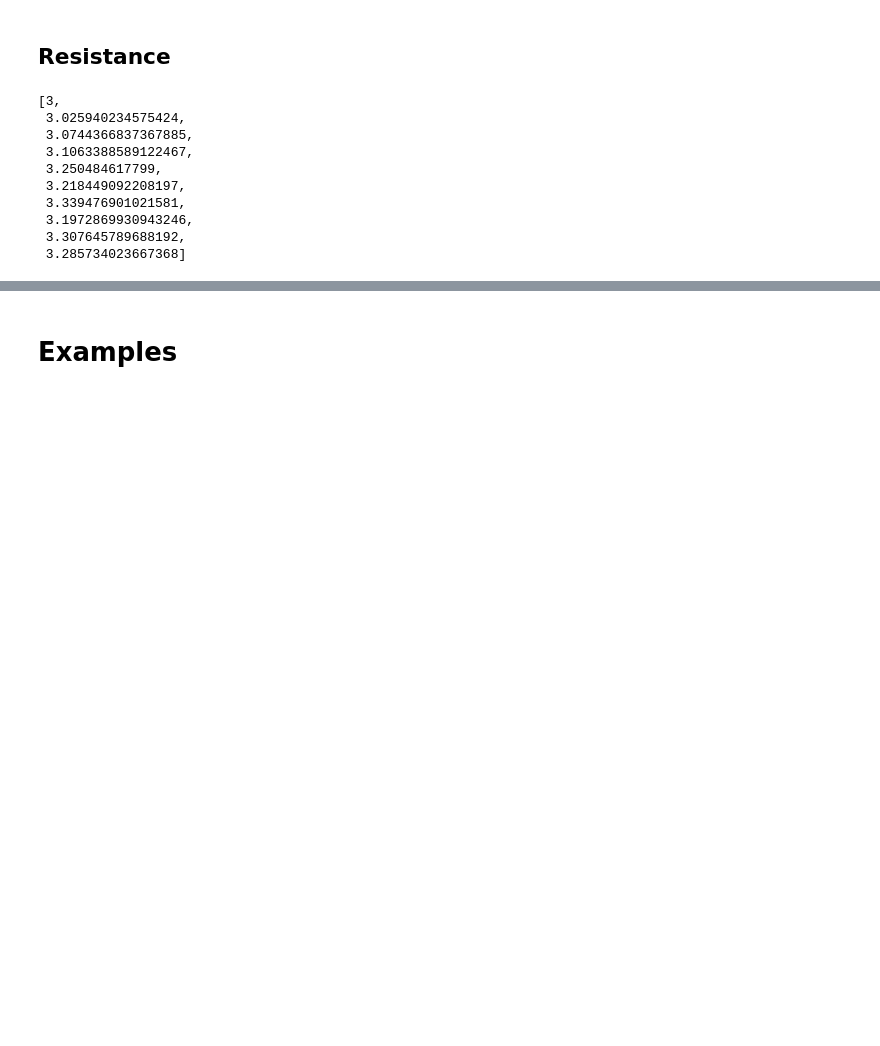
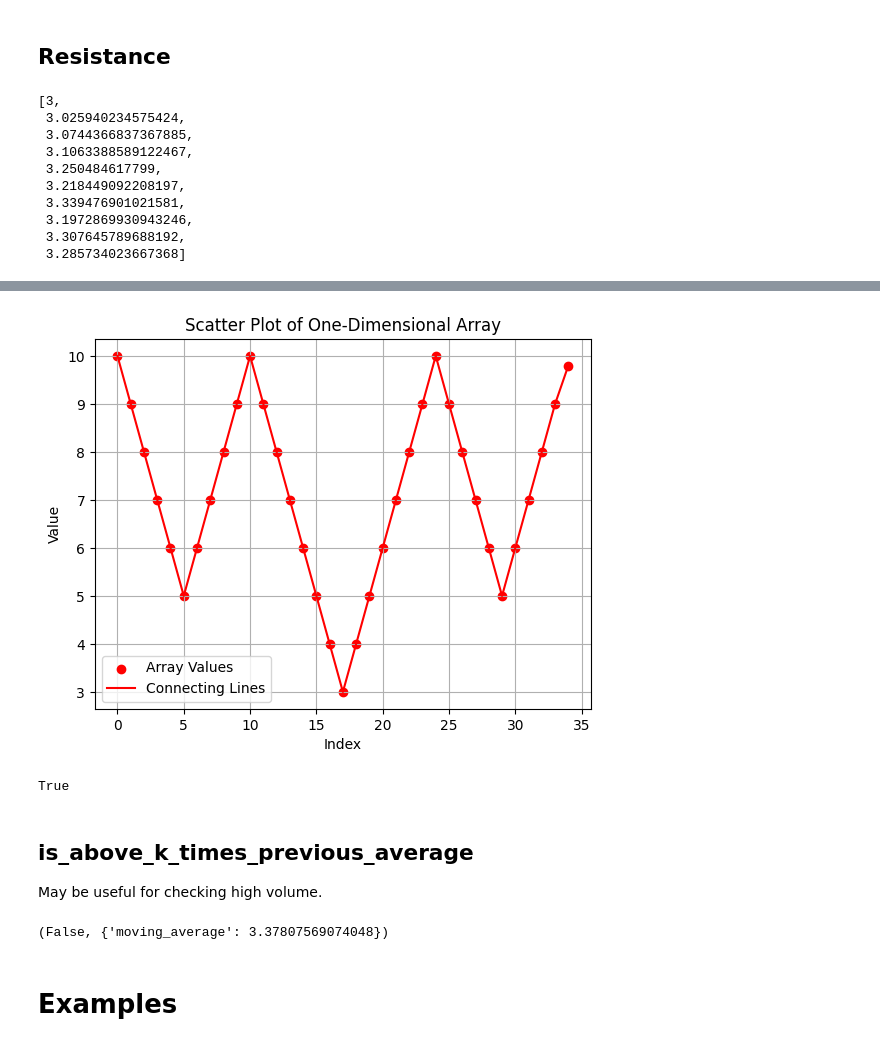
Before and after one commit to nicolaspro1234/trading_auto, a Jupyter notebook: trading.ipynb, the cells around one changed output, grey strips where cells are left out. Saved outputs shown, nothing was run; the diff lists cells and outputs as text; code cells hidden in the pictures; blank space fills up the shorter version.

Commit message:
add inverse head and shoulders

```diff
--- a/trading.ipynb
+++ b/trading.ipynb
@@ -193,0 +334,21 @@ def is_resistance(
+# %%
+# Example usage
+data = np.array([10, 9, 8, 7, 6, 5, 6, 7, 8, 9, 10,
+                 9, 8, 7, 6, 5, 4, 3, 4, 5, 6, 7, 8, 9, 10,
+                 9, 8, 7, 6, 5, 6, 7, 8, 9, 9.8])
+
+plot_values(data)
+
+print(is_inverse_head_and_shoulders(
+    data,
+    max_nb_historical_points=50,
+    min_length_head=3,
+    min_length_shoulders=3,
+    tolerance_around_neckline=0.05))
+# %% [output]
+[figure, added]
+True
+# %% [markdown]
+## is_above_k_times_previous_average
+
+May be useful for checking high volume.
@@ -194,2 +382,6 @@ def is_resistance(
+# %%
+is_above_k_times_previous_average(data=values, k=2, N_previous_points=5)
+# %% [output]
+(False, {'moving_average': 3.37807569074048})
 # %% [markdown]
 # Examples
```
Also changed, not shown: parts of 12 cells of this notebook.
